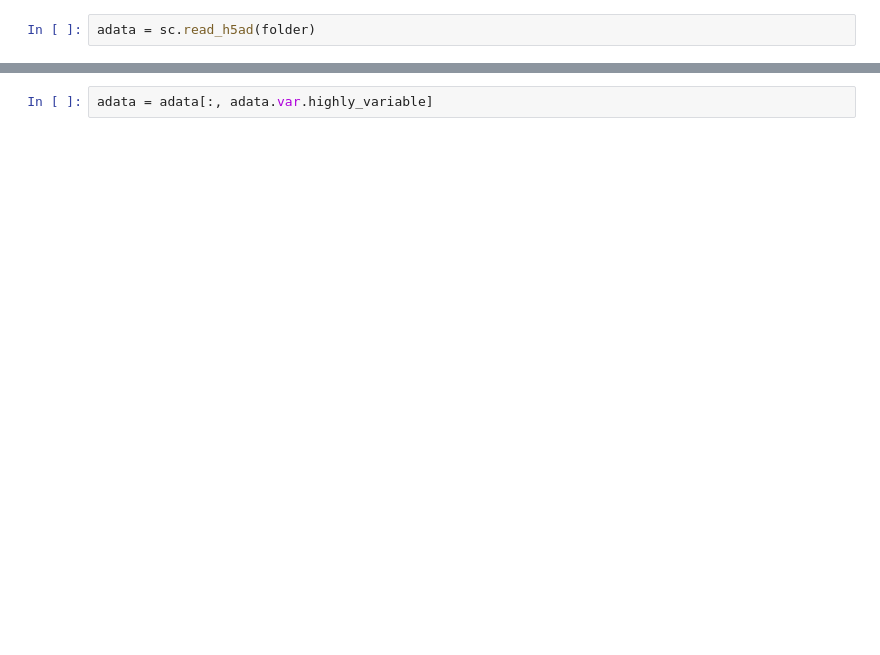
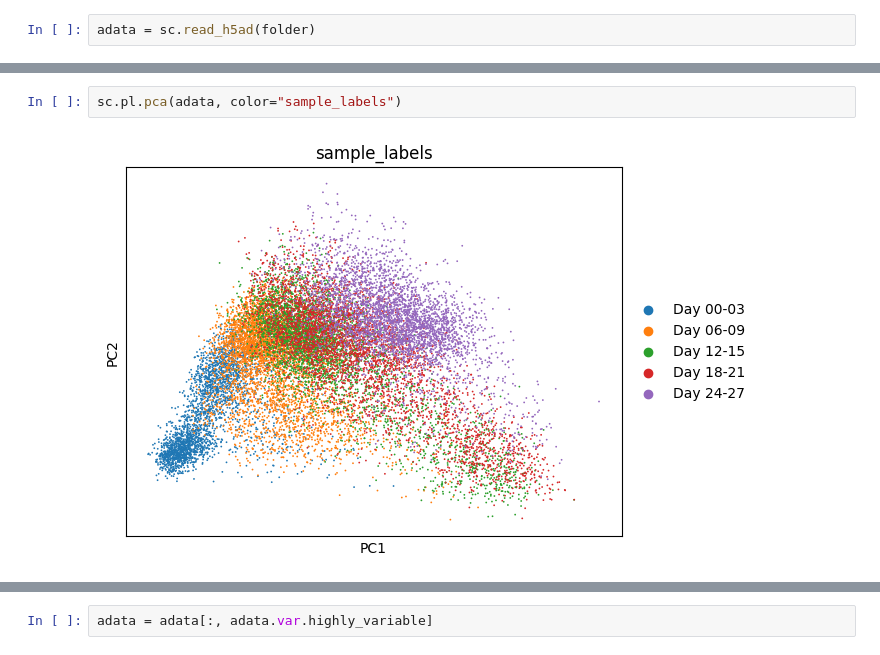
Before and after one commit to theislab/FlatVI, a Jupyter notebook: notebooks/preprocessing_and_exploration/eb/eb_preprocessing.ipynb, the cells around one changed output, grey strips where cells are left out. Cells and saved outputs as stored; diff of their text form; blank space fills up the shorter version.

```diff
--- a/notebooks/preprocessing_and_exploration/eb/eb_preprocessing.ipynb
+++ b/notebooks/preprocessing_and_exploration/eb/eb_preprocessing.ipynb
@@ -9,0 +59,4 @@ adata = sc.read_h5ad(folder)
+# %%
+sc.pl.pca(adata, color="sample_labels")
+# %% [output]
+[figure, added]
```
Also changed, not shown: parts of 30 cells of this notebook, 32 other files.
